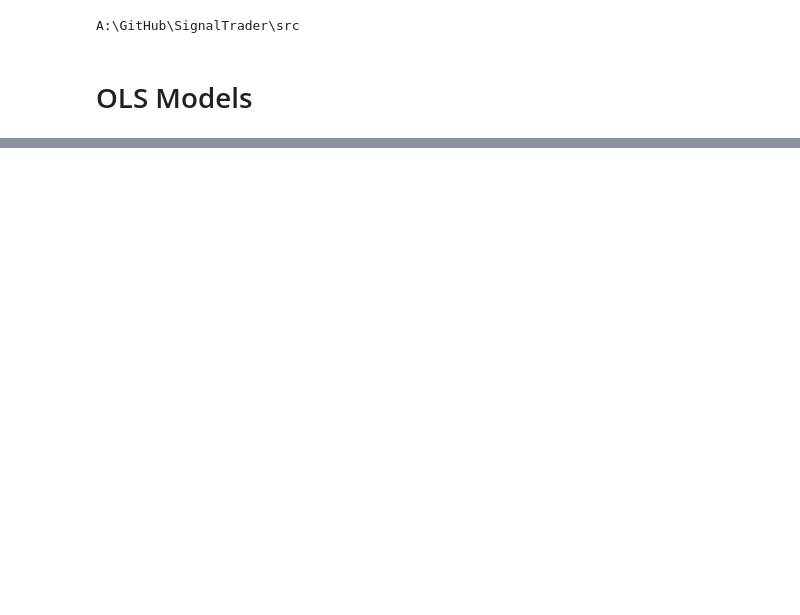
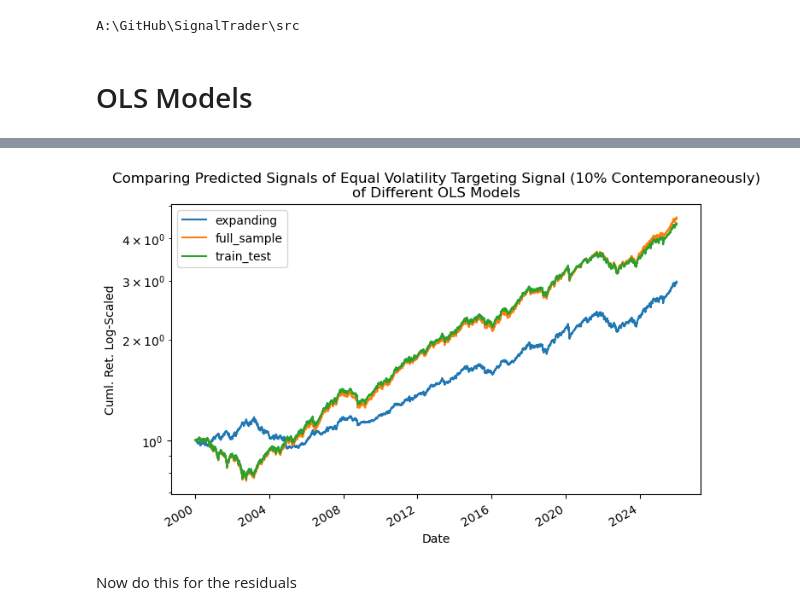
Before and after one commit to diegodalvarez/SignalTrader, a Jupyter notebook: notebook/1OLSModels.ipynb, the cells around one changed output, grey strips where cells are left out. Drawn from its saved outputs; the diff is of its cells as text; code cells hidden in the pictures; blank space fills up the shorter version.

```diff
--- a/notebook/1OLSModels.ipynb
+++ b/notebook/1OLSModels.ipynb
@@ -111,0 +160,25 @@ df_expanding    = signal_fitter.get_params(expanding_model)
+# %%
+df_port = pd.concat([(models
+    [key]
+    .pivot(index = "Date", columns = "signal_name", values = "signal_rtn")
+    .apply(lambda x: x * (0.1 / (x.ewm(span = 100, adjust = False).std() * np.sqrt(252))))
+    .mean(axis = 1)
+    .to_frame(name = "port_rtn")
+    .assign(model = key))
+    for key in models.keys()])
+# %%
+(df_port
+    .reset_index()
+    .rename(columns = {"model": ""})
+    .pivot(index = "Date", columns = "", values = "port_rtn")
+    .apply(lambda x: np.cumprod(1 + x))
+    .plot(
+        figsize = (8,5),
+        logy    = True,
+        ylabel  = "Cuml. Ret. Log-Scaled",
+        title   = "Comparing Predicted Signals of Equal Volatility Targeting Signal (10% Contemporaneously)\nof Different OLS Models"))
+plt.show()
+# %% [output]
+[figure, added]
+# %% [markdown]
+Now do this for the residuals
```
Also changed, not shown: parts of 16 cells of this notebook, 1 other file.
